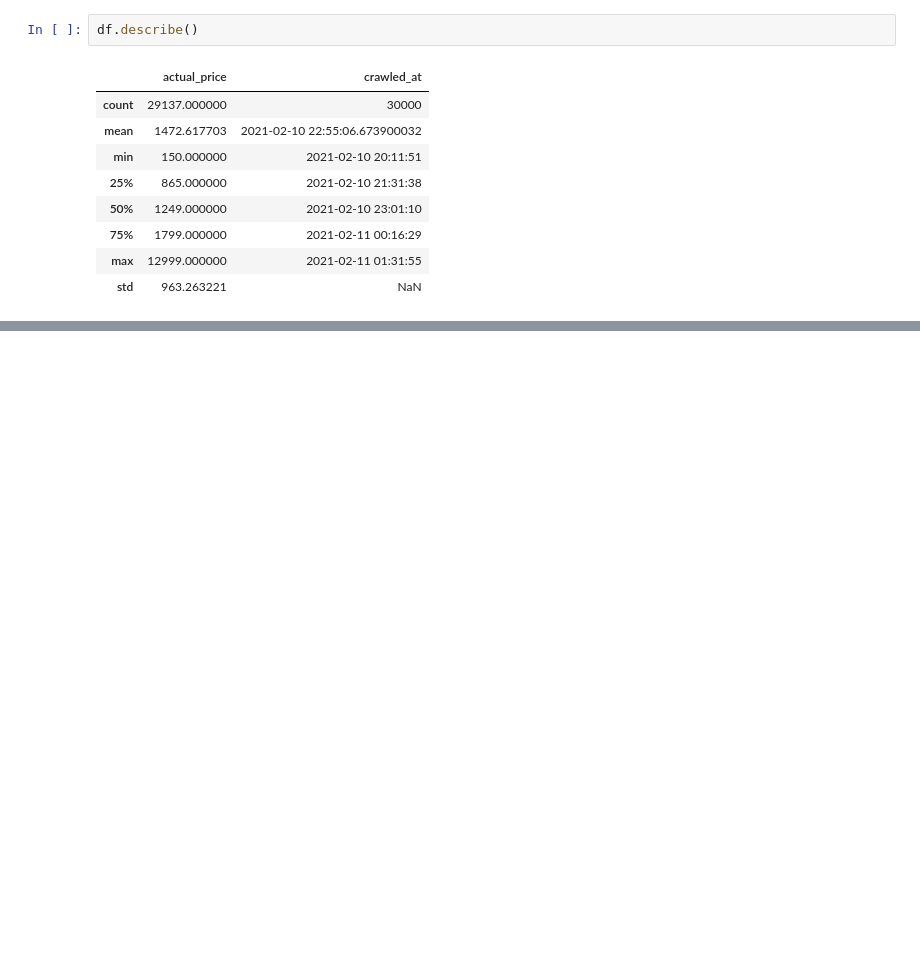
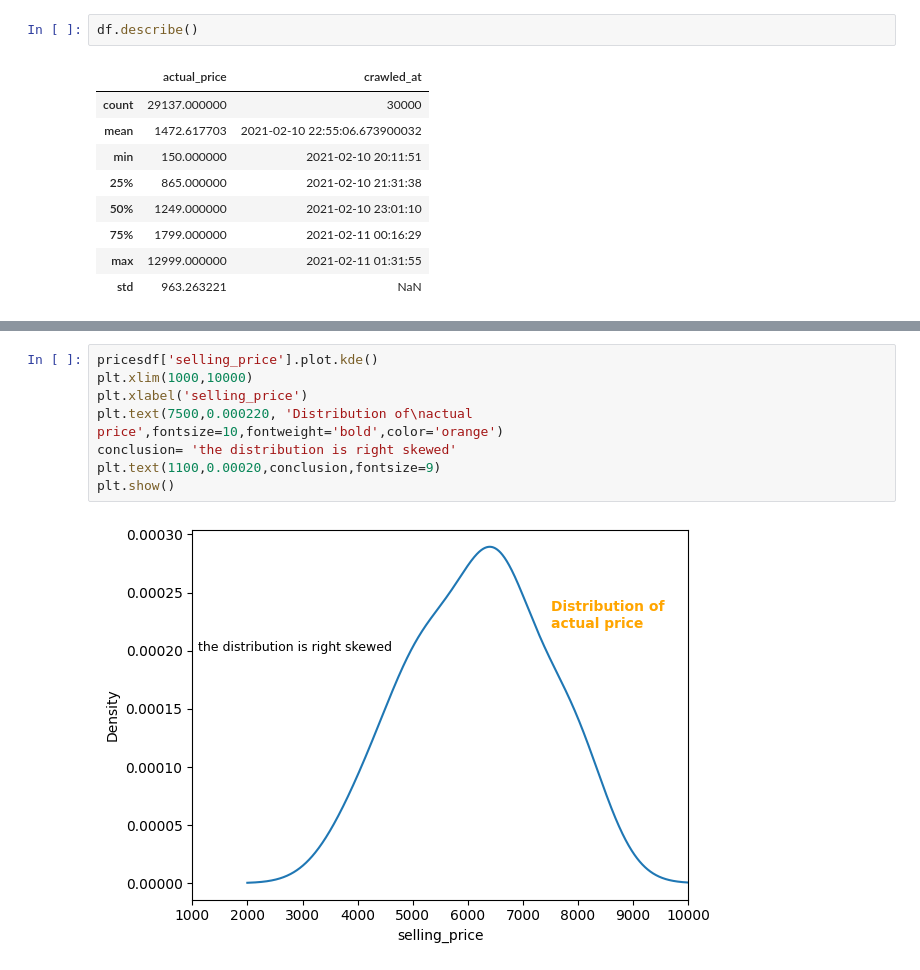
Before and after one commit to imadulhasan/python-databse, a Jupyter notebook: analysis_2.ipynb, the cells around one changed output, grey strips where cells are left out. Cells and saved outputs as stored; diff of their text form; blank space fills up the shorter version.

```diff
--- a/analysis_2.ipynb
+++ b/analysis_2.ipynb
@@ -119,0 +602,10 @@ df.describe()
+# %%
+pricesdf['selling_price'].plot.kde()
+plt.xlim(1000,10000)
+plt.xlabel('selling_price')
+plt.text(7500,0.000220, 'Distribution of\nactual price',fontsize=10,fontweight='bold',color='orange')
+conclusion= 'the distribution is right skewed'
+plt.text(1100,0.00020,conclusion,fontsize=9)
+plt.show()
+# %% [output]
+[figure, added]
```
Also changed, not shown: parts of 41 cells of this notebook.
